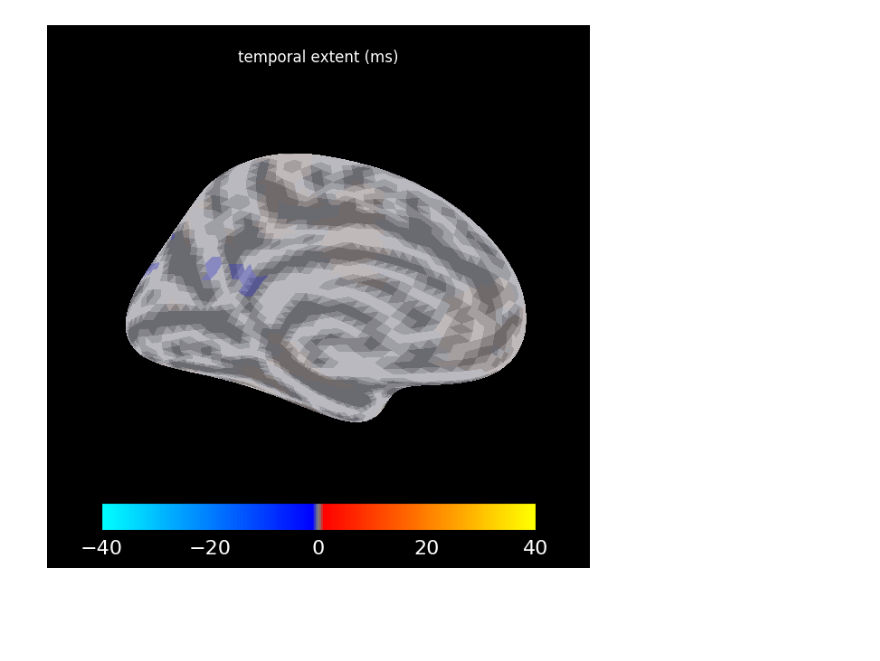
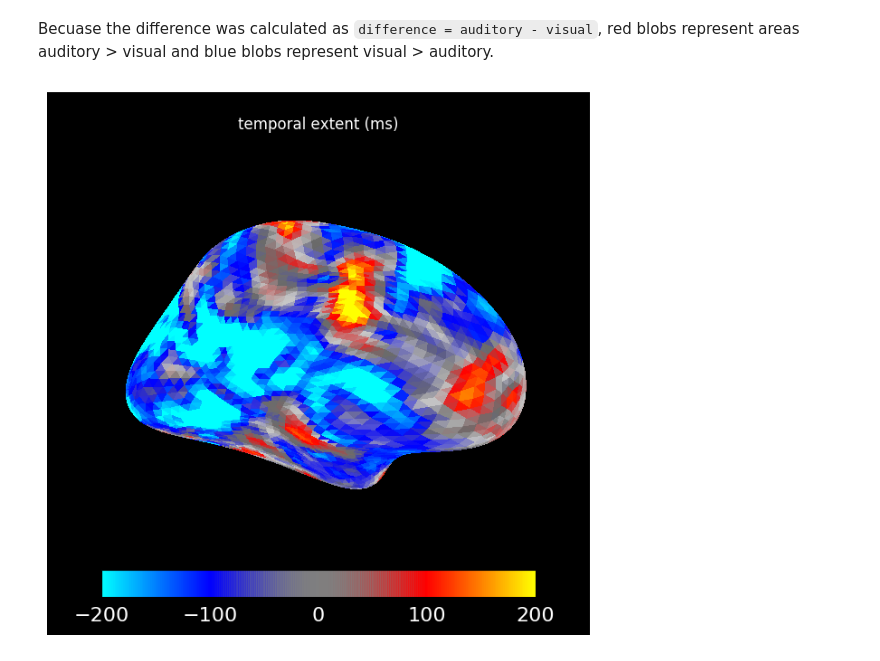
Before and after one commit to yh-luo/from-zero-to-source-estimates, a Jupyter notebook: viz/16-2_viz_statistics.ipynb, the cells around one changed output. Cells and saved outputs as stored; diff of their text form; code cells hidden in the pictures; blank space fills up the shorter version.

Commit message:
VIZ: update visualization of cluster statistics

```diff
--- a/viz/16-2_viz_statistics.ipynb
+++ b/viz/16-2_viz_statistics.ipynb
@@ -15,7 +15,7 @@ clu_fname = op.join(rst_dir, 'left_auditory_vs_visual_0_to_None.npz')
 
 # prepare spatial connectivity
 fsaverage_src = mne.read_source_spaces(
-    op.join(subjects_dir, 'fsaverage', 'bem', 'fsaverage-5-src.fif'))
+    op.join(subjects_dir, 'fsaverage', 'bem', f'fsaverage-ico{bem_ico}-src.fif'))
 fsaverage_vertices = [s['vertno'] for s in fsaverage_src]
 
 # get info
@@ -33,13 +33,15 @@ os.environ["SUBJECTS_DIR"] = subjects_dir
 # %%
 stc_all_cluster_vis = mne.stats.summarize_clusters_stc(
     clu,
-    tstep=tstep,
+    tstep=tstep * 1000,
     vertices=fsaverage_vertices,
     subject='fsaverage')
+# %% [markdown]
+Becuase the difference was calculated as `difference = auditory - visual`, red blobs represent areas auditory > visual and blue blobs represent visual > auditory.
 # %%
 # it's unrealistic but beautiful ?!
 stc_all_cluster_vis.plot(hemi='lh', views='med', time_label='temporal extent (ms)', size=(800, 800),
-    smoothing_steps=5, clim=dict(kind='value', pos_lims=[0, 1, 40]), backend='matplotlib')  # matplotlib backend is only for notebook demonstration, use PySurfer (backend='auto') for interactive plotting.)
+    smoothing_steps=5, clim=dict(kind='value', pos_lims=[0, 100, 200]), backend='matplotlib')  # matplotlib backend is only for notebook demonstration, use PySurfer (backend='auto') for interactive plotting.)
 # %% [output]
-[figure, old version]
+[figure, new version]
 # %%
```
Also changed, not shown: parts of 2 cells of this notebook, 1 other file.
